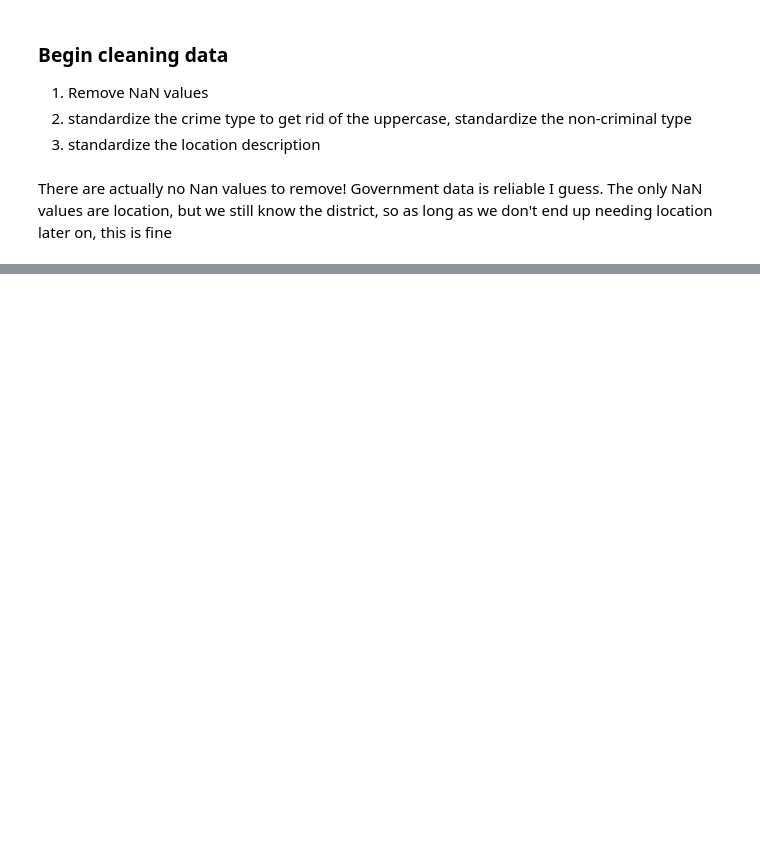
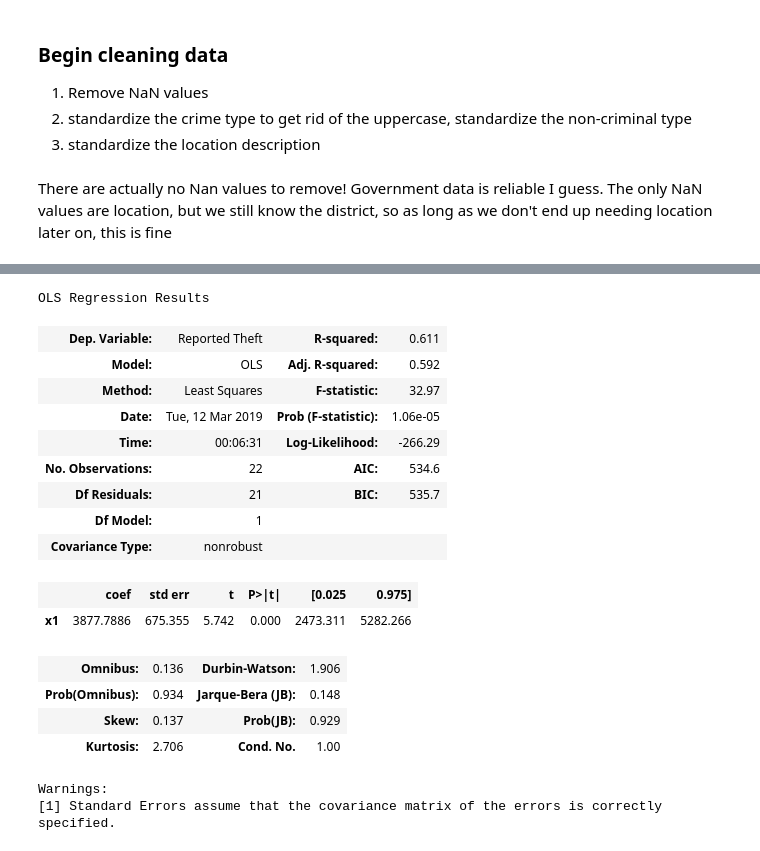
Before and after one commit to COGS108/Projects, a Jupyter notebook: James.ipynb, the cells around one changed output, grey strips where cells are left out. Saved outputs shown, nothing was run; the diff lists cells and outputs as text; code cells hidden in the pictures; blank space fills up the shorter version.

```diff
--- a/James.ipynb
+++ b/James.ipynb
@@ -124,0 +139,21 @@ violent_crimes = crimes[ (crimes['Primary Type'] == 'battery') | (crimes['Primar
+# %%
+results.summary()
+# %% [output]
+OLS Regression Results
+| Dep. Variable: | Reported Theft | R-squared: | 0.611 |
+| Model: | OLS | Adj. R-squared: | 0.592 |
+| Method: | Least Squares | F-statistic: | 32.97 |
+| Date: | Tue, 12 Mar 2019 | Prob (F-statistic): | 1.06e-05 |
+| Time: | 00:06:31 | Log-Likelihood: | -266.29 |
+| No. Observations: | 22 | AIC: | 534.6 |
+| Df Residuals: | 21 | BIC: | 535.7 |
+| Df Model: | 1 |  |  |
+| Covariance Type: | nonrobust |  |  |
+|  | coef | std err | t | P>|t| | [0.025 | 0.975] |
+| x1 | 3877.7886 | 675.355 | 5.742 | 0.000 | 2473.311 | 5282.266 |
+| Omnibus: | 0.136 | Durbin-Watson: | 1.906 |
+| Prob(Omnibus): | 0.934 | Jarque-Bera (JB): | 0.148 |
+| Skew: | 0.137 | Prob(JB): | 0.929 |
+| Kurtosis: | 2.706 | Cond. No. | 1.00 |
+Warnings:
+[1] Standard Errors assume that the covariance matrix of the errors is correctly specified.
```
Also changed, not shown: parts of 27 cells of this notebook.
